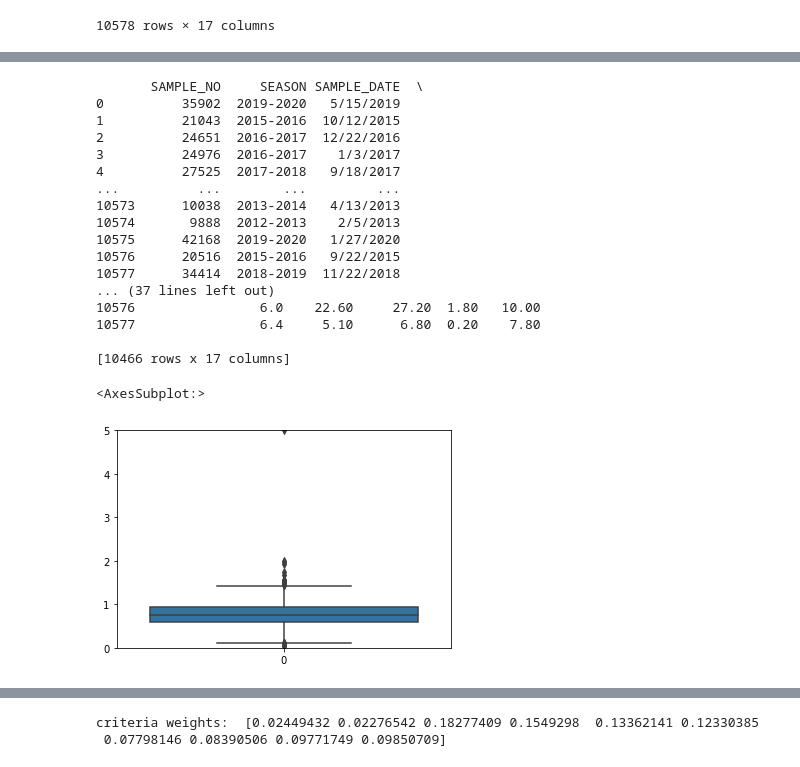
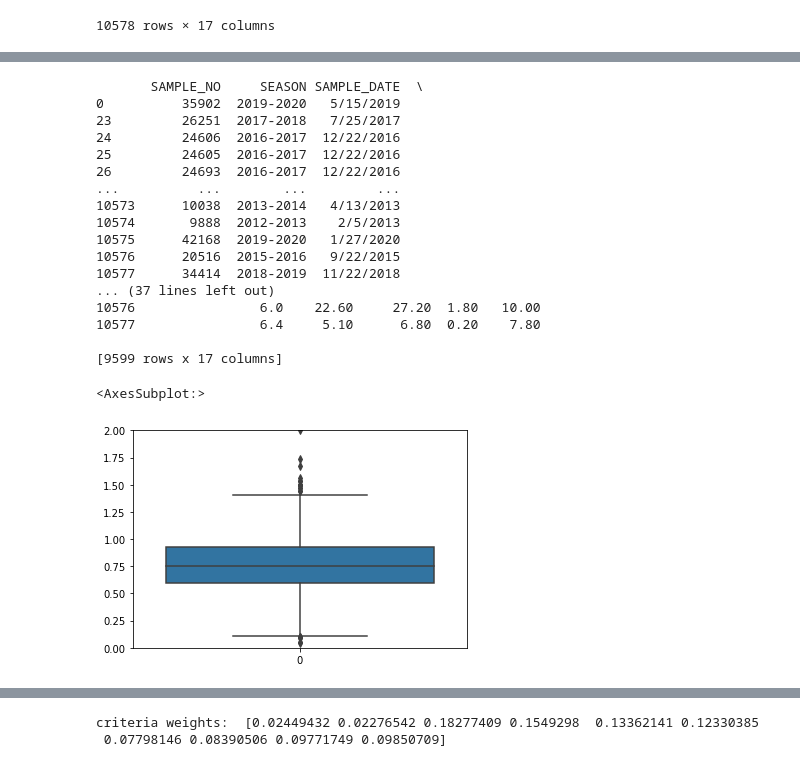
Before and after one commit to vedant218/soilfertility, a Jupyter notebook: MPR WORKING.ipynb, the cells around one changed output, grey strips where cells are left out. Cells and saved outputs as stored; diff of their text form; code cells hidden in the pictures.

```diff
--- a/MPR WORKING.ipynb
+++ b/MPR WORKING.ipynb
@@ -31,0 +41,15 @@ sns.boxplot(df['EC'] )
+# %%
+threshold = 8.475
+deli = np.where(df["PH"]>threshold)
+df.drop(deli[0],inplace = True)
+
+t2 = 6.595
+delo = np.where(df["PH"] < t2)
+df.drop(delo[0],inplace = True)
+
+# noisy_data = df[df["POTASH"] > threshold]
+
+# mean = df["POTASH"].mean()
+# df.loc[df["POTASH"] > threshold, "POTASH"] = mean
+
+print(df)
@@ -32,9 +74,9 @@ sns.boxplot(df['EC'] )
 # %%
-threshold = 4
+threshold = 1.25
 deli = np.where(df["EC"]>threshold)
 df.drop(deli[0],inplace = True)
 
-t2 = 0.03
+t2 = 0
 delo = np.where(df["EC"] < t2)
 df.drop(delo[0],inplace = True)
 
@@ -47,10 +89,10 @@ print(df)
 # %% [output]
        SAMPLE_NO     SEASON SAMPLE_DATE  \
 0          35902  2019-2020   5/15/2019
-1          21043  2015-2016  10/12/2015
-2          24651  2016-2017  12/22/2016
-3          24976  2016-2017    1/3/2017
-4          27525  2017-2018   9/18/2017
+23         26251  2017-2018   7/25/2017
+24         24606  2016-2017  12/22/2016
+25         24605  2016-2017  12/22/2016
+26         24693  2016-2017  12/22/2016
 ...          ...        ...         ...
 10573      10038  2013-2014   4/13/2013
 10574       9888  2012-2013    2/5/2013
@@ -61,14 +103,14 @@ print(df)
 10576                6.0    22.60     27.20  1.80   10.00
 10577                6.4     5.10      6.80  0.20    7.80
 
-[10466 rows x 17 columns]
+[9599 rows x 17 columns]
 # %%
 df.reset_index(inplace=True, drop=True)
 # %%
-plt.ylim(0,5)
+plt.ylim(0,2)
 sns.boxplot(df['Organinc Carbon'])
 # %% [output]
 <AxesSubplot:>
-[figure, old version]
+[figure, new version]
 # %%
 df.reset_index(inplace=True, drop=True)
```
Also changed, not shown: parts of 38 cells of this notebook, 1 other file.
